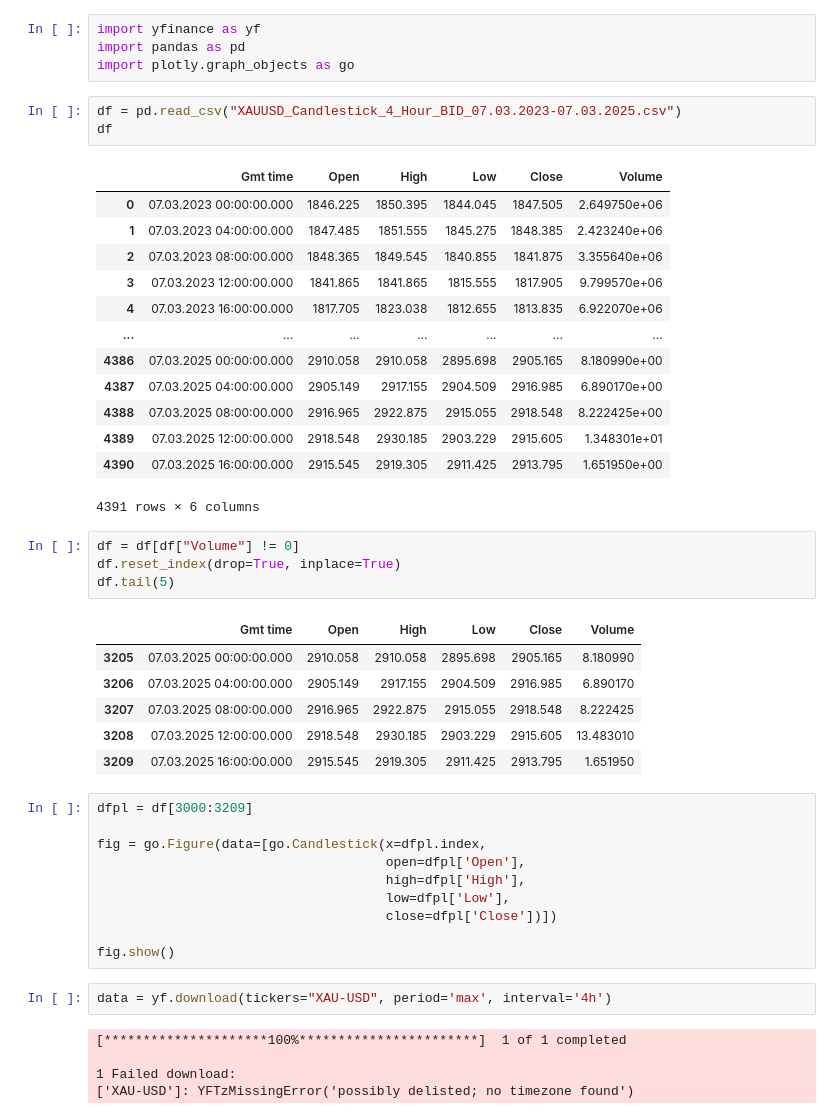
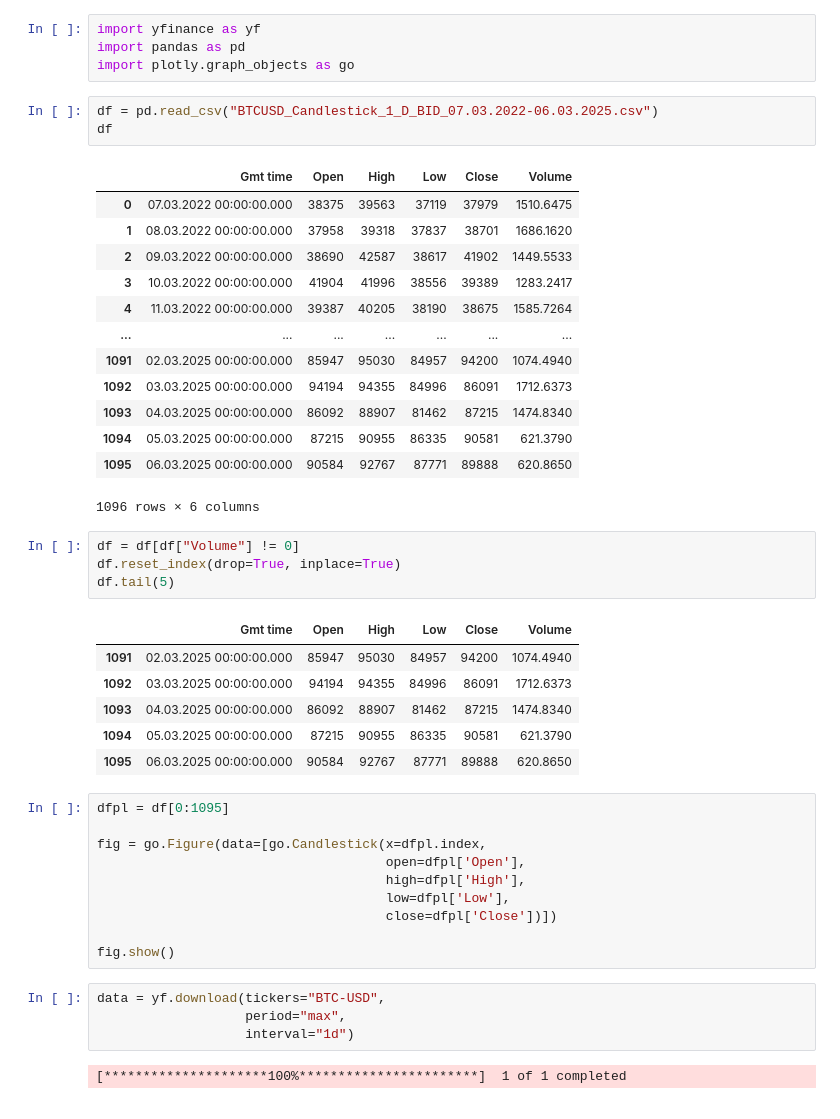
Before and after one commit to FulinQ/AlgorithmicTrading_Study, a Jupyter notebook: Lesson02_CSV_Plot.ipynb, the cells around one changed output. Drawn from its saved outputs; the diff is of its cells as text.

```diff
--- a/Lesson02_CSV_Plot.ipynb
+++ b/Lesson02_CSV_Plot.ipynb
@@ -3,35 +3,35 @@ import yfinance as yf
 import pandas as pd
 import plotly.graph_objects as go
 # %%
-df = pd.read_csv("XAUUSD_Candlestick_4_Hour_BID_07.03.2023-07.03.2025.csv")
+df = pd.read_csv("BTCUSD_Candlestick_1_D_BID_07.03.2022-06.03.2025.csv")
 df
 # %% [output]
 |  | Gmt time | Open | High | Low | Close | Volume |
-| 0 | 07.03.2023 00:00:00.000 | 1846.225 | 1850.395 | 1844.045 | 1847.505 | 2.649750e+06 |
-| 1 | 07.03.2023 04:00:00.000 | 1847.485 | 1851.555 | 1845.275 | 1848.385 | 2.423240e+06 |
-| 2 | 07.03.2023 08:00:00.000 | 1848.365 | 1849.545 | 1840.855 | 1841.875 | 3.355640e+06 |
-| 3 | 07.03.2023 12:00:00.000 | 1841.865 | 1841.865 | 1815.555 | 1817.905 | 9.799570e+06 |
-| 4 | 07.03.2023 16:00:00.000 | 1817.705 | 1823.038 | 1812.655 | 1813.835 | 6.922070e+06 |
+| 0 | 07.03.2022 00:00:00.000 | 38375 | 39563 | 37119 | 37979 | 1510.6475 |
+| 1 | 08.03.2022 00:00:00.000 | 37958 | 39318 | 37837 | 38701 | 1686.1620 |
+| 2 | 09.03.2022 00:00:00.000 | 38690 | 42587 | 38617 | 41902 | 1449.5533 |
+| 3 | 10.03.2022 00:00:00.000 | 41904 | 41996 | 38556 | 39389 | 1283.2417 |
+| 4 | 11.03.2022 00:00:00.000 | 39387 | 40205 | 38190 | 38675 | 1585.7264 |
 | ... | ... | ... | ... | ... | ... | ... |
-| 4386 | 07.03.2025 00:00:00.000 | 2910.058 | 2910.058 | 2895.698 | 2905.165 | 8.180990e+00 |
-| 4387 | 07.03.2025 04:00:00.000 | 2905.149 | 2917.155 | 2904.509 | 2916.985 | 6.890170e+00 |
-| 4388 | 07.03.2025 08:00:00.000 | 2916.965 | 2922.875 | 2915.055 | 2918.548 | 8.222425e+00 |
-| 4389 | 07.03.2025 12:00:00.000 | 2918.548 | 2930.185 | 2903.229 | 2915.605 | 1.348301e+01 |
-| 4390 | 07.03.2025 16:00:00.000 | 2915.545 | 2919.305 | 2911.425 | 2913.795 | 1.651950e+00 |
+| 1091 | 02.03.2025 00:00:00.000 | 85947 | 95030 | 84957 | 94200 | 1074.4940 |
+| 1092 | 03.03.2025 00:00:00.000 | 94194 | 94355 | 84996 | 86091 | 1712.6373 |
+| 1093 | 04.03.2025 00:00:00.000 | 86092 | 88907 | 81462 | 87215 | 1474.8340 |
+| 1094 | 05.03.2025 00:00:00.000 | 87215 | 90955 | 86335 | 90581 | 621.3790 |
+| 1095 | 06.03.2025 00:00:00.000 | 90584 | 92767 | 87771 | 89888 | 620.8650 |
-4391 rows × 6 columns
+1096 rows × 6 columns
 # %%
 df = df[df["Volume"] != 0]
 df.reset_index(drop=True, inplace=True)
 df.tail(5)
 # %% [output]
 |  | Gmt time | Open | High | Low | Close | Volume |
-| 3205 | 07.03.2025 00:00:00.000 | 2910.058 | 2910.058 | 2895.698 | 2905.165 | 8.180990 |
-| 3206 | 07.03.2025 04:00:00.000 | 2905.149 | 2917.155 | 2904.509 | 2916.985 | 6.890170 |
-| 3207 | 07.03.2025 08:00:00.000 | 2916.965 | 2922.875 | 2915.055 | 2918.548 | 8.222425 |
-| 3208 | 07.03.2025 12:00:00.000 | 2918.548 | 2930.185 | 2903.229 | 2915.605 | 13.483010 |
-| 3209 | 07.03.2025 16:00:00.000 | 2915.545 | 2919.305 | 2911.425 | 2913.795 | 1.651950 |
+| 1091 | 02.03.2025 00:00:00.000 | 85947 | 95030 | 84957 | 94200 | 1074.4940 |
+| 1092 | 03.03.2025 00:00:00.000 | 94194 | 94355 | 84996 | 86091 | 1712.6373 |
+| 1093 | 04.03.2025 00:00:00.000 | 86092 | 88907 | 81462 | 87215 | 1474.8340 |
+| 1094 | 05.03.2025 00:00:00.000 | 87215 | 90955 | 86335 | 90581 | 621.3790 |
+| 1095 | 06.03.2025 00:00:00.000 | 90584 | 92767 | 87771 | 89888 | 620.8650 |
 # %%
-dfpl = df[3000:3209]
+dfpl = df[0:1095]
 
 fig = go.Figure(data=[go.Candlestick(x=dfpl.index,
                                      open=dfpl['Open'],
@@ -41,9 +41,8 @@ fig = go.Figure(data=[go.Candlestick(x=dfpl.index,
 
 fig.show()
 # %%
-data = yf.download(tickers="XAU-USD", period='max', interval='4h')
+data = yf.download(tickers="BTC-USD",
+                   period="max",
+                   interval="1d")
 # %% [output]
 [*********************100%***********************]  1 of 1 completed
-
-1 Failed download:
-['XAU-USD']: YFTzMissingError('possibly delisted; no timezone found')
```
Also changed, not shown: parts of 3 cells of this notebook, 3 other files.
